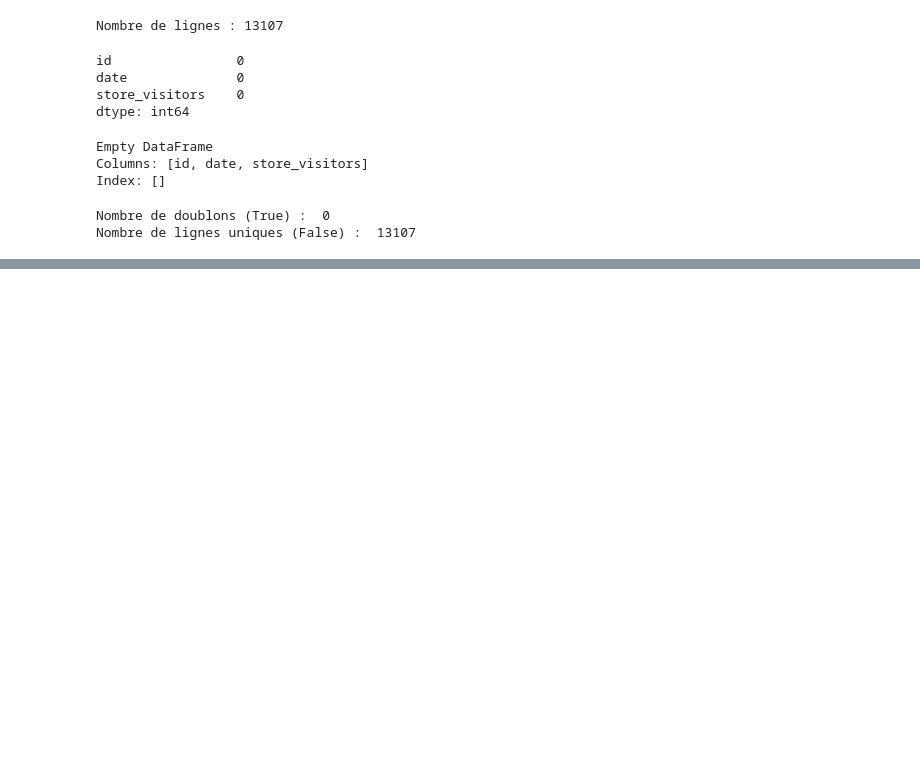
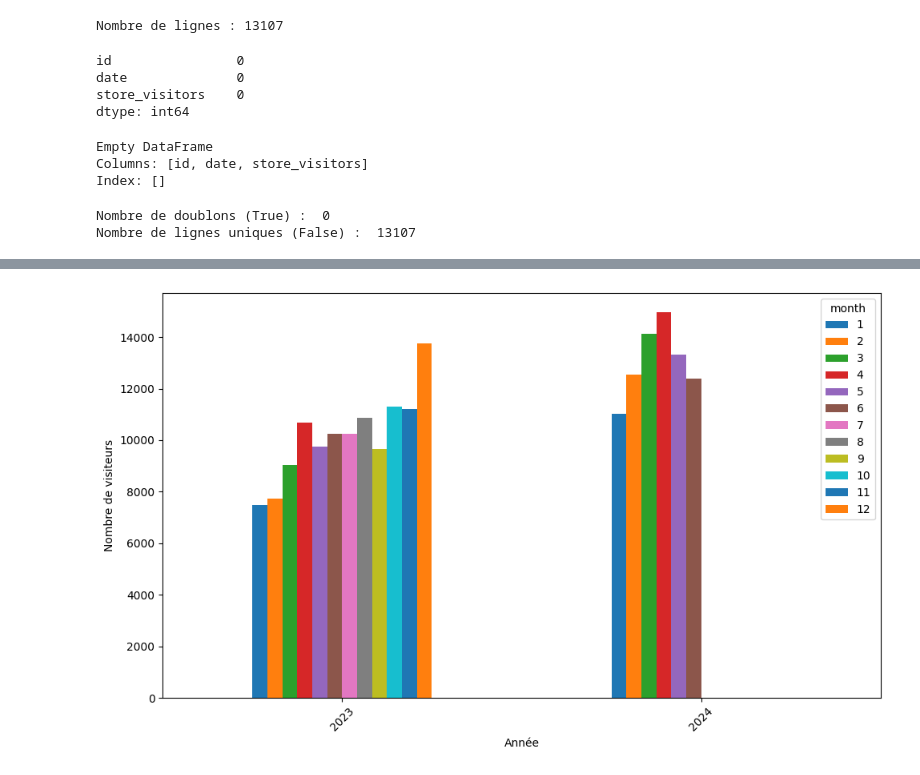
Before and after one commit to HamoumaAmine/Prediction-of-Store-Visitors, a Jupyter notebook: main.ipynb, the cells around one changed output, grey strips where cells are left out. Drawn from its saved outputs; the diff is of its cells as text; code cells hidden in the pictures; blank space fills up the shorter version.

```diff
--- a/main.ipynb
+++ b/main.ipynb
@@ -80,0 +108,11 @@ Nombre de lignes uniques (False) :  13107
+# %%
+visitors_by_month_year = train_df.groupby(['year', 'month'])['store_visitors'].sum().unstack()
+
+visitors_by_month_year.plot(kind='bar', stacked=False, figsize=(10, 6))
+plt.xlabel('Année')
+plt.ylabel('Nombre de visiteurs')
+plt.xticks(rotation=45)
+plt.tight_layout()  # Pour éviter que les labels ne soient coupés
+plt.show()
+# %% [output]
+[figure, added]
```
Also changed, not shown: parts of 3 cells of this notebook.
